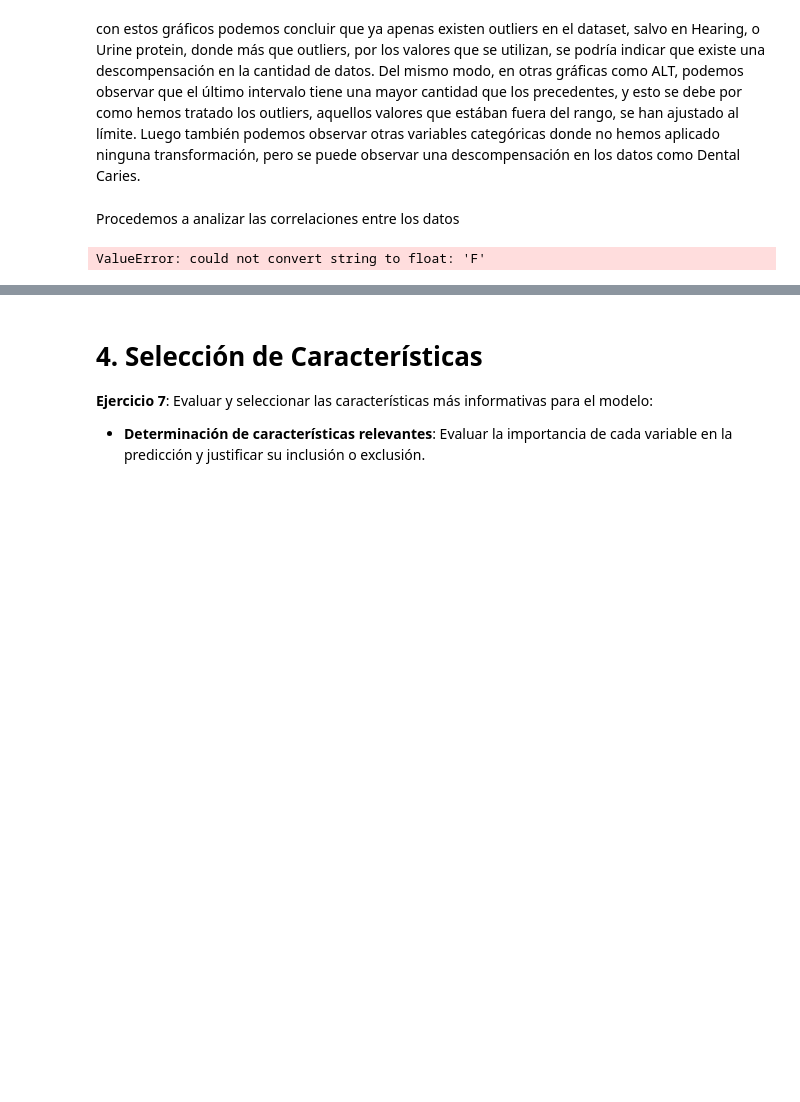
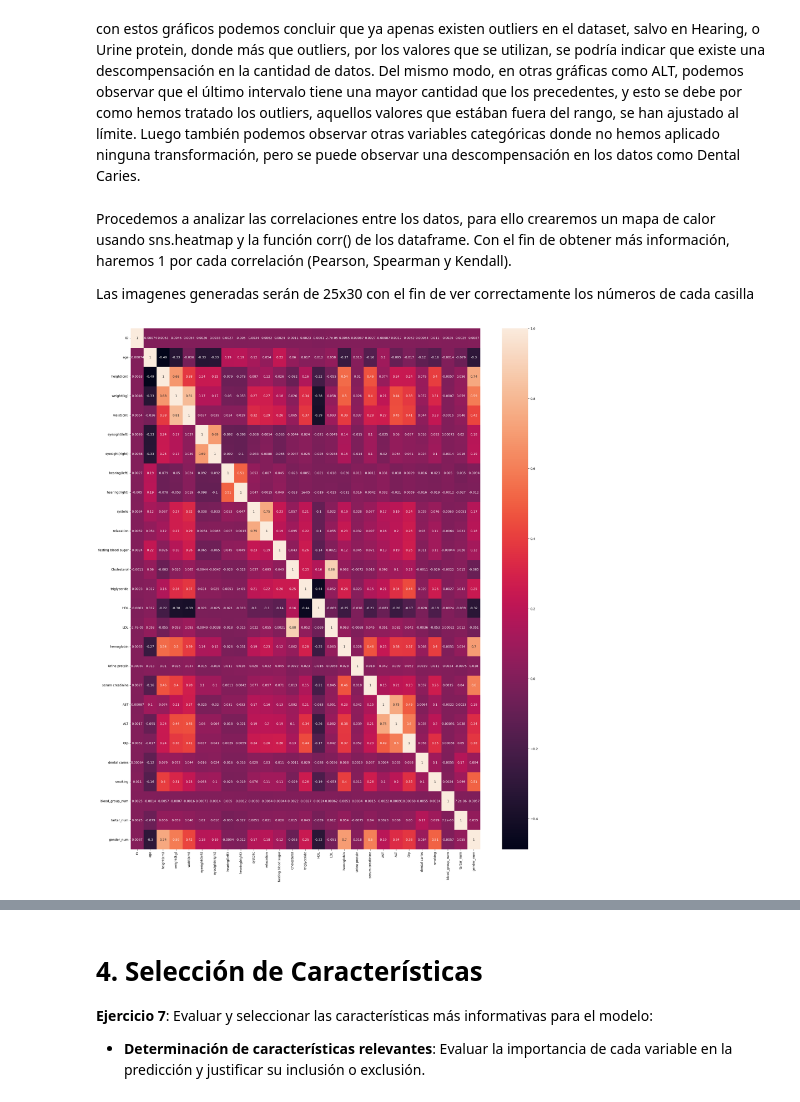
Before and after one commit to Carlosbil/AI-techniques-classification, a Jupyter notebook: clasificacion_fumadores.ipynb, the cells around one changed output, grey strips where cells are left out. Saved outputs shown, nothing was run; the diff lists cells and outputs as text; code cells hidden in the pictures; blank space fills up the shorter version.

```diff
--- a/clasificacion_fumadores.ipynb
+++ b/clasificacion_fumadores.ipynb
@@ -430,9 +450,23 @@ for col in df.columns:
 ... (16 outputs left out)
 # %% [markdown]
 con estos gráficos podemos concluir que ya apenas existen outliers en el dataset, salvo en Hearing, o Urine protein, donde más que outliers, por los valores que se utilizan, se podría indicar que existe una descompensación en la cantidad de datos. Del mismo modo, en  otras gráficas como ALT, podemos observar que el último intervalo tiene una mayor cantidad que los precedentes, y esto se debe por como hemos tratado los outliers, aquellos valores que estában fuera del rango, se han ajustado al límite. Luego también podemos observar otras variables categóricas donde no hemos aplicado ninguna transformación, pero se puede observar una descompensación en los datos como Dental Caries.
-# %% [markdown]
-Procedemos a analizar las correlaciones entre los datos
-# %%
-df.corr()
-# %% [output]
-ValueError: could not convert string to float: 'F'
+# %% [markdown]
+Procedemos a analizar las correlaciones entre los datos, para ello crearemos un mapa de calor usando sns.heatmap y la función corr() de los dataframe. Con el fin de obtener más información, haremos 1 por cada correlación (Pearson, Spearman y Kendall).
+
+Las imagenes generadas serán de 25x30 con el fin de ver correctamente los números de cada casilla
+# %%
+## antes de hacer las correlaciones, debemos convertir las columnas no númericas en numéricas,
+df['blood_group_num'] = np.where(df['blood_group']=='A+',1 , np.where(df['blood_group']=='B+',2,  np.where(df['blood_group']=='A-',-1, np.where(df['blood_group']=='B-',-2, 0))))
+df['tartar_num'] = np.where(df['tartar']=='Y',1, 0)
+df['gender_num'] = np.where(df['gender']=='M',1, 0)
+
+## dado que el 100% de la columna oral es 1, no aporta ningun valor y sale vacío
+# en las matrices de correlación
+#df['oral'] = np.where(df['oral']=='Y',1, 0)
+# %%
+# correlación de pearson, (es el valor por defecto de la función)
+plt.figure(figsize = (25,30))
+sns.heatmap(df.corr(), annot =True)
+plt.savefig('Pearson.png')
+# %% [output]
+[figure, added]
```
Also changed, not shown: parts of 41 cells of this notebook.
